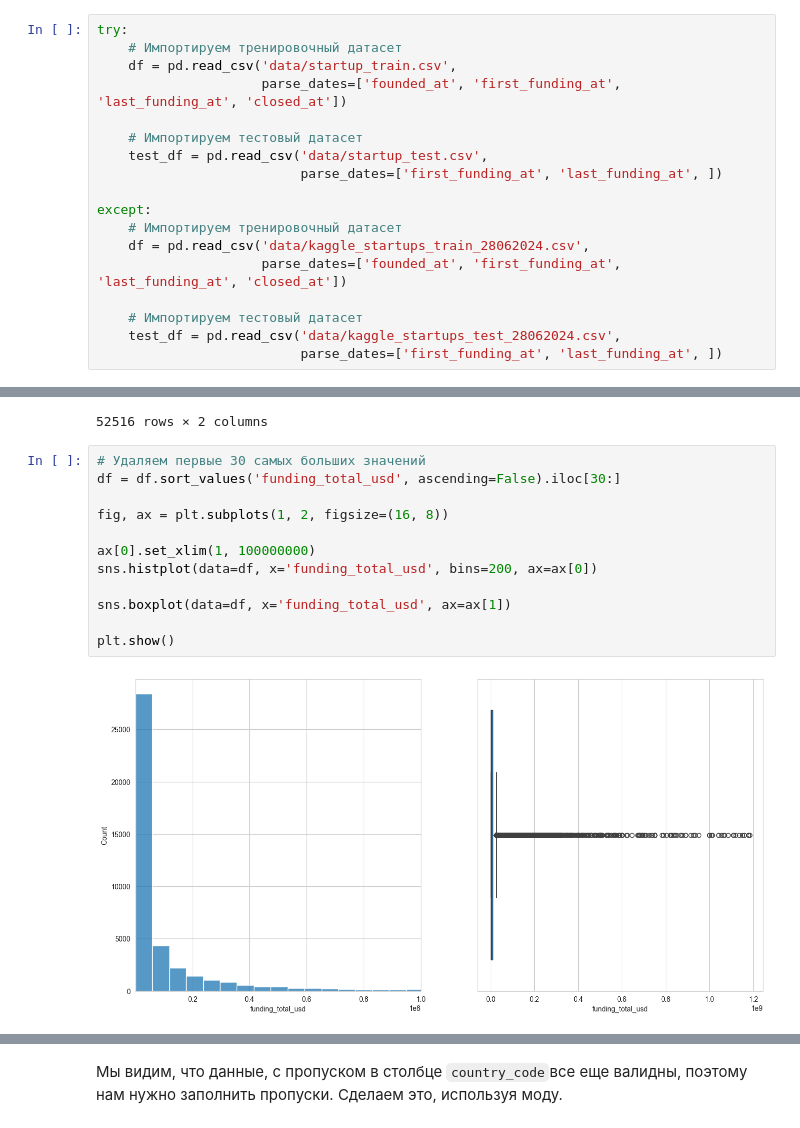
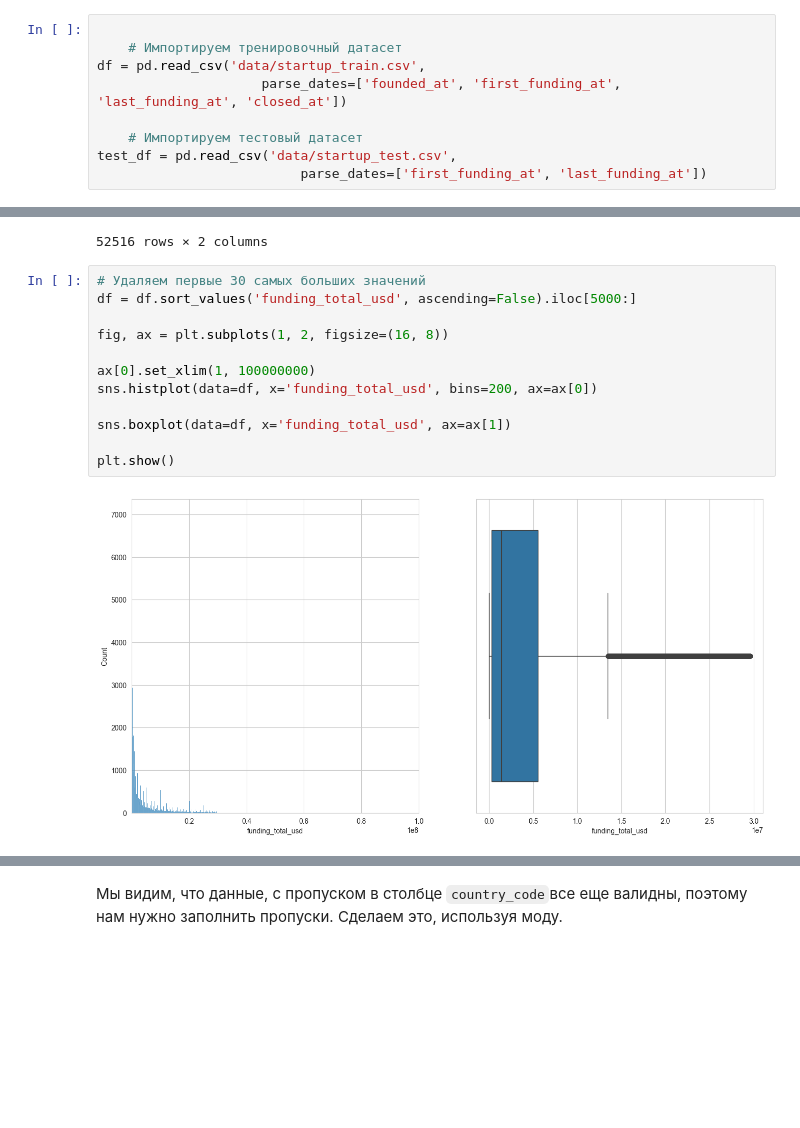
Before and after one commit to Moncervers/startup_closure_prediction, a Jupyter notebook: startup_close_prediction.ipynb, the cells around one changed output, grey strips where cells are left out. Drawn from its saved outputs; the diff is of its cells as text; blank space fills up the shorter version.

```diff
--- a/startup_close_prediction.ipynb
+++ b/startup_close_prediction.ipynb
@@ -77,23 +79,14 @@ RANDOM_STATE = 42
 # %% [markdown]
  ## Загрузка и проверка данных
 # %%
-try:
+
     # Импортируем тренировочный датасет
-    df = pd.read_csv('data/startup_train.csv',
+df = pd.read_csv('data/startup_train.csv',
                      parse_dates=['founded_at', 'first_funding_at', 'last_funding_at', 'closed_at'])
 
     # Импортируем тестовый датасет
-    test_df = pd.read_csv('data/startup_test.csv',
-                          parse_dates=['first_funding_at', 'last_funding_at', ])
-
-except:
-    # Импортируем тренировочный датасет
-    df = pd.read_csv('data/kaggle_startups_train_28062024.csv',
-                     parse_dates=['founded_at', 'first_funding_at', 'last_funding_at', 'closed_at'])
-
-    # Импортируем тестовый датасет
-    test_df = pd.read_csv('data/kaggle_startups_test_28062024.csv',
-                          parse_dates=['first_funding_at', 'last_funding_at', ])
+test_df = pd.read_csv('data/startup_test.csv',
+                          parse_dates=['first_funding_at', 'last_funding_at'])
 # %%
 # Выводим информацию о тренировочном датасете
 print(df.info())
@@ -266,18 +259,18 @@ df.sort_values(by=['funding_total_usd'], ascending=False)[['funding_total_usd',
 52516 rows × 2 columns
 # %%
 # Удаляем первые 30 самых больших значений
-df = df.sort_values('funding_total_usd', ascending=False).iloc[30:]
+df = df.sort_values('funding_total_usd', ascending=False).iloc[5000:]
 
 fig, ax = plt.subplots(1, 2, figsize=(16, 8))
 
 ax[0].set_xlim(1, 100000000)
 sns.histplot(data=df, x='funding_total_usd', bins=200, ax=ax[0])
 
 sns.boxplot(data=df, x='funding_total_usd', ax=ax[1])
 
 plt.show()
 # %% [output]
-[figure, old version]
+[figure, new version]
 # %%
 # Смотрим уникальные значение кода страны
 df['country_code'].unique()
```
Also changed, not shown: parts of 60 cells of this notebook, 1 other file.
